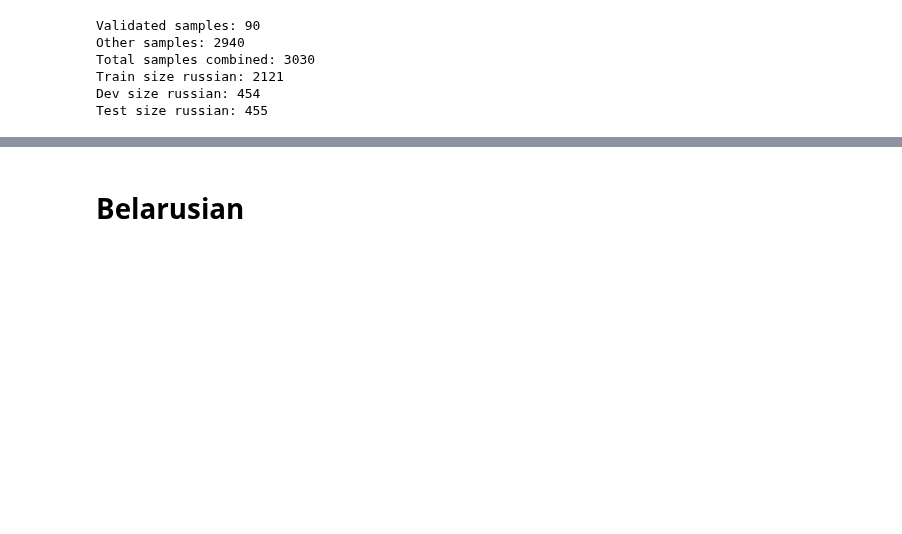
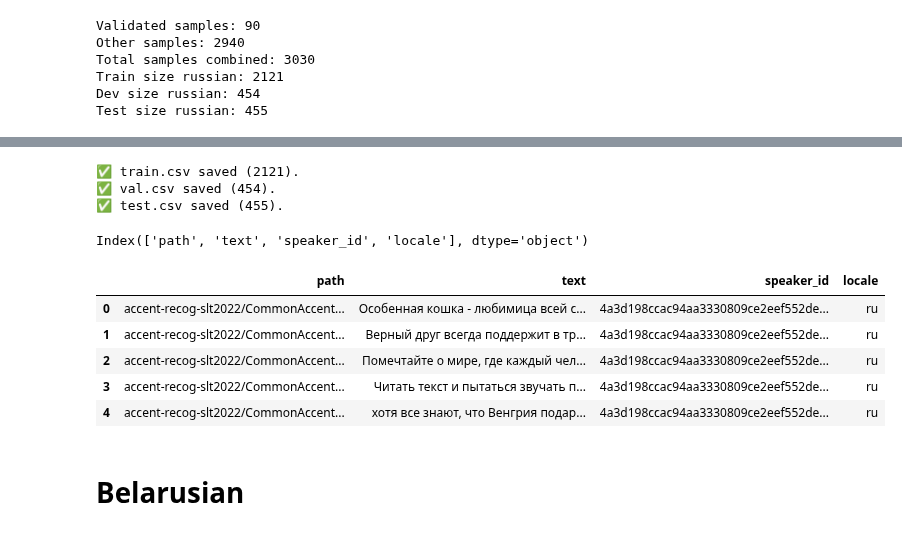
Before and after one commit to msaantonova/Accent-Classification_Speech-technologies, a Jupyter notebook: Accent_recognition_project_SS25.ipynb, the cells around one changed output, grey strips where cells are left out. Drawn from its saved outputs; the diff is of its cells as text; code cells hidden in the pictures; blank space fills up the shorter version.

```diff
--- a/Accent_recognition_project_SS25.ipynb
+++ b/Accent_recognition_project_SS25.ipynb
@@ -503,3 +549,66 @@ Test size russian: 455
+# %%
+import pandas as pd
+import os
+
+validated_path = '/content/cv_data/cv-corpus-21.0-delta-2025-03-14/ru/validated.tsv'
+other_path = '/content/cv_data/cv-corpus-21.0-delta-2025-03-14/ru/other.tsv'
+
+df_validated = pd.read_csv(validated_path, sep='\t')
+df_other = pd.read_csv(other_path, sep='\t')
+df_all = pd.concat([df_validated, df_other], ignore_index=True)
+
+keep_columns = ["path", "sentence", "client_id", "locale", "source"]
+df_all = df_all[[col for col in keep_columns if col in df_all.columns]]
+
+wav_dir = '/content/accent-recog-slt2022/CommonAccent/data_small/wav_files'
+
+def build_dataset(split_df, split_name):
+    df_split = df_all[df_all["path"].isin(split_df["path"])].copy()
+
+    df_split["path"] = df_split["path"].apply(lambda x: os.path.join(wav_dir, x.replace(".mp3", ".wav")))
+    df_split = df_split[df_split["path"].apply(os.path.exists)]
+    df_split["path"] = df_split["path"].apply(lambda x: os.path.relpath(x, start="/content"))
+
+    df_split.rename(columns={
+        "sentence": "text",
+        "client_id": "speaker_id"
+    }, inplace=True)
+
+    final_columns = ["path", "text", "speaker_id"]
+    if "locale" in df_split.columns:
+        final_columns.append("locale")
+    if "source" in df_split.columns:
+        final_columns.append("source")
+
+    df_split = df_split[final_columns]
+
+    output_path = f"/content/{split_name}.csv"
+    df_split.to_csv(output_path, index=False)
+    print(f"✅ {split_name}.csv saved ({len(df_split)}).")
+
+build_dataset(df_train_ru, "train")
+build_dataset(df_dev_ru, "val")
+build_dataset(df_test_ru, "test")
+# %% [output]
+✅ train.csv saved (2121).
+✅ val.csv saved (454).
+✅ test.csv saved (455).
+# %%
+pd.read_csv("/content/train.csv").columns
+# %% [output]
+Index(['path', 'text', 'speaker_id', 'locale'], dtype='object')
+# %%
+import pandas as pd
+
+df_train = pd.read_csv("/content/train.csv")
+df_train.head()
+# %% [output]
+|  | path | text | speaker_id | locale |
+| 0 | accent-recog-slt2022/CommonAccent... | Особенная кошка - любимица всей с... | 4a3d198ccac94aa3330809ce2eef552de... | ru |
+| 1 | accent-recog-slt2022/CommonAccent... | Верный друг всегда поддержит в тр... | 4a3d198ccac94aa3330809ce2eef552de... | ru |
+| 2 | accent-recog-slt2022/CommonAccent... | Помечтайте о мире, где каждый чел... | 4a3d198ccac94aa3330809ce2eef552de... | ru |
+| 3 | accent-recog-slt2022/CommonAccent... | Читать текст и пытаться звучать п... | 4a3d198ccac94aa3330809ce2eef552de... | ru |
+| 4 | accent-recog-slt2022/CommonAccent... | хотя все знают, что Венгрия подар... | 4a3d198ccac94aa3330809ce2eef552de... | ru |
 # %% [markdown]
 # Belarusian
 # %% [markdown]
```
Also changed, not shown: parts of 4 cells of this notebook.
